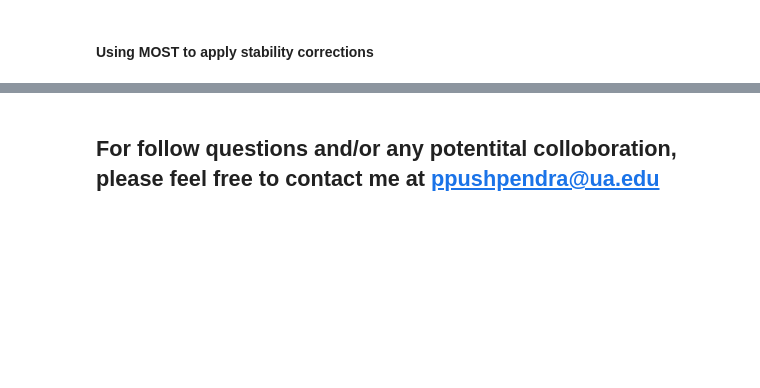
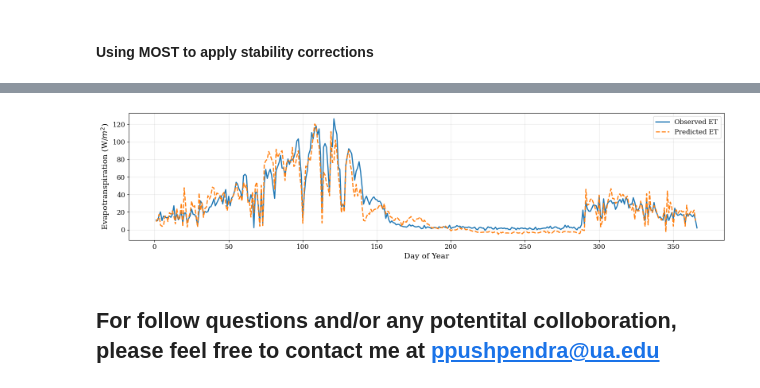
Before and after one commit to praghav444/CEE491-591-Process-Hydrology-Tutorials, a Jupyter notebook: Penman-Monteith-based-ET-Modeling-Tutorial.ipynb, the cells around one changed output, grey strips where cells are left out. Saved outputs shown, nothing was run; the diff lists cells and outputs as text; code cells hidden in the pictures; blank space fills up the shorter version.

```diff
--- a/Penman-Monteith-based-ET-Modeling-Tutorial.ipynb
+++ b/Penman-Monteith-based-ET-Modeling-Tutorial.ipynb
@@ -740,2 +853,29 @@ plt.show()
+# %%
+# Plot Time Series
+data['LE_pred'] = LE_pred
+data.index = pd.to_datetime(data.index)
+data['DOY'] = data.index.dayofyear
+
+# Compute daily seasonal mean (climatology)
+seasonal = data.groupby('DOY')[['LE', 'LE_pred']].mean()
+
+# Plot
+plt.figure(figsize=(16,4))
+plt.plot(seasonal.index, seasonal['LE'],label='Observed ET', linewidth=2)
+plt.plot(seasonal.index, seasonal['LE_pred'],label='Predicted ET', linewidth=2, linestyle='--')
+
+plt.xlabel('Day of Year', fontsize=14)
+plt.ylabel(f'Evapotranspiration (W/$m^2$)', fontsize=14)
+
+plt.xticks(fontsize=12)
+plt.yticks(fontsize=12)
+
+plt.legend(fontsize=12)
+plt.grid(True, alpha=0.3)
+
+plt.tight_layout()
+plt.show()
+# %% [output]
+[figure, added]
 # %% [markdown]
 ## For follow questions and/or any potentital colloboration, please feel free to contact me at ppushpendra@ua.edu
```
Also changed, not shown: parts of 8 cells of this notebook.
